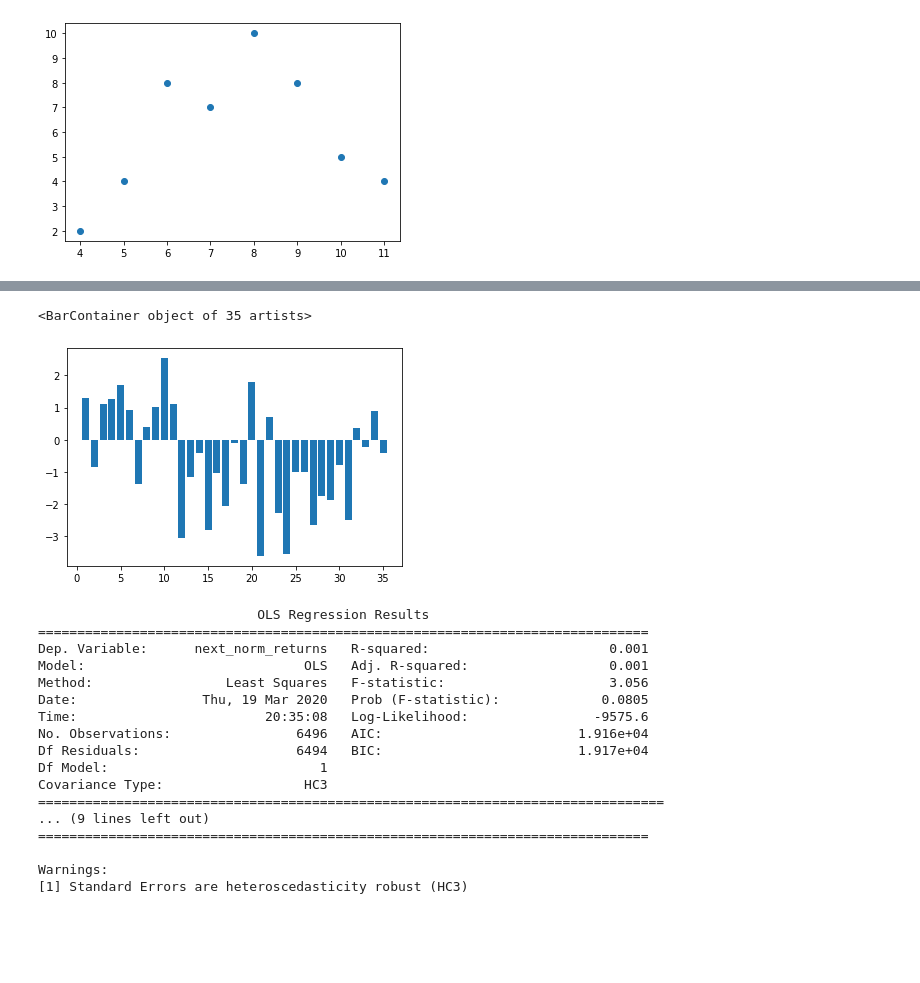
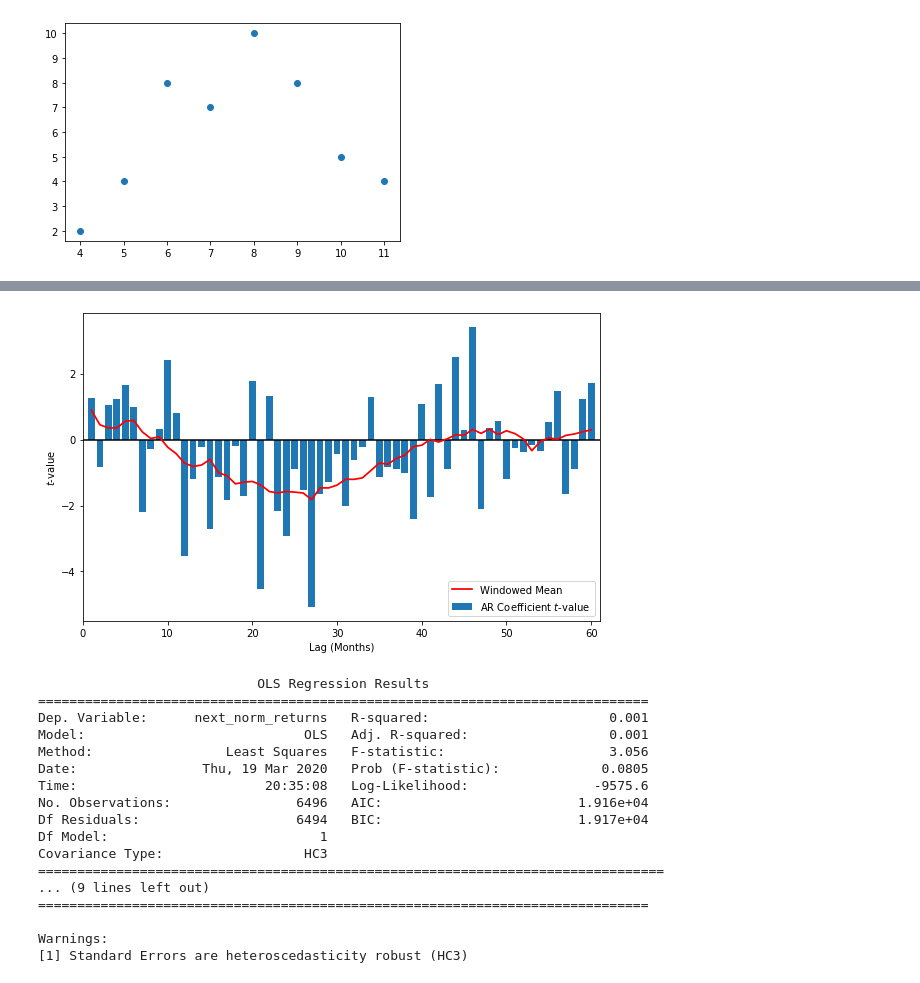
Before and after one commit to maxlamberti/time-series-momentum, a Jupyter notebook: notebooks/Momentum_Analysis.ipynb, the cells around one changed output, grey strips where cells are left out. Saved outputs shown, nothing was run; the diff lists cells and outputs as text; code cells hidden in the pictures; blank space fills up the shorter version.

```diff
--- a/notebooks/Momentum_Analysis.ipynb
+++ b/notebooks/Momentum_Analysis.ipynb
@@ -187,8 +149,24 @@ plt.bar(list(range(1, 36)), pvals)
-# %%
-plt.bar(list(range(1, 36)), tvals)
-# %% [output]
-<BarContainer object of 35 artists>
-[figure, removed]
+# %%
+window_size = 12
+sig = 1
+max_lag = len(tvals) + 1
+mean_coeff = pd.Series(tvals, index=list(range(1, max_lag))).rolling(window_size, center=True, min_periods=0).mean()
+std_coeff = pd.Series(tvals, index=list(range(1, max_lag))).rolling(window_size, center=True, min_periods=0).std()
+# %%
+plt.figure(figsize=(8,5))
+plt.bar(list(range(1, max_lag)), tvals, label='AR Coefficient $t$-value')
+mean_coeff.plot(color='r', lw=1.75, label='Windowed Mean')
+# (mean_coeff + sig *  std_coeff).plot(color='k', alpha=0.2)
+# (mean_coeff - sig * std_coeff).plot(color='k', alpha=0.2)
+plt.hlines(0, -10, max_lag + 2)
+plt.xlim(0, max_lag)
+plt.ylabel('$t$-value')
+plt.xlabel('Lag (Months)')
+plt.legend(loc='lower right')
+plt.tight_layout()
+plt.savefig('/home/maxlamberti/Code/time-series-momentum/plots/ar_lag_plot_60.png', dpi=350)
+# %% [output]
+[figure, added]
 # %%
 norm_lag_return = df.Next_Returns_Daily / df.Sigma
 next_norm_lag_return = df.Next_Returns_Daily.shift(-1) / df.Sigma
```
Also changed, not shown: parts of 6 cells of this notebook, 3 other files.
